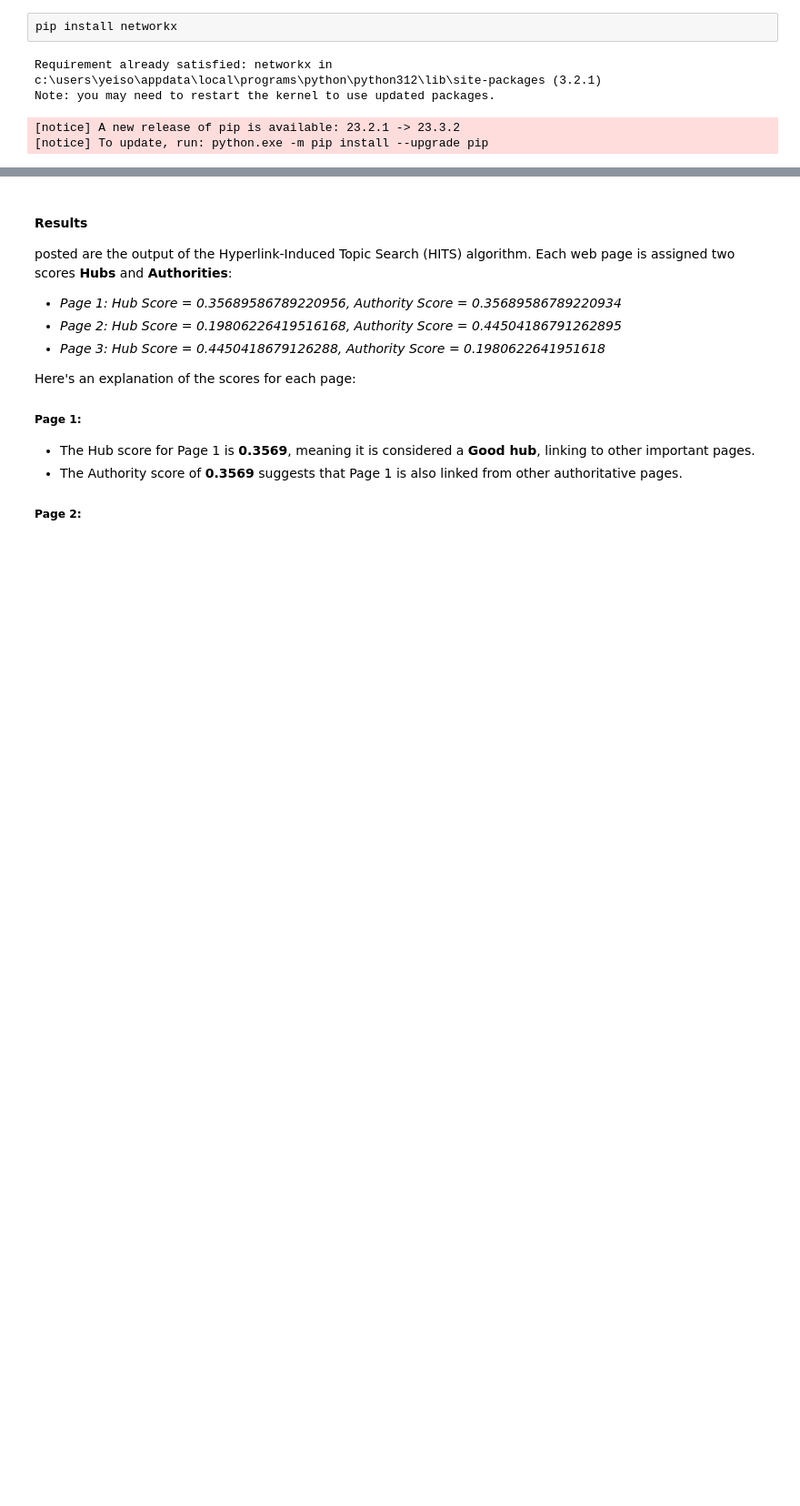
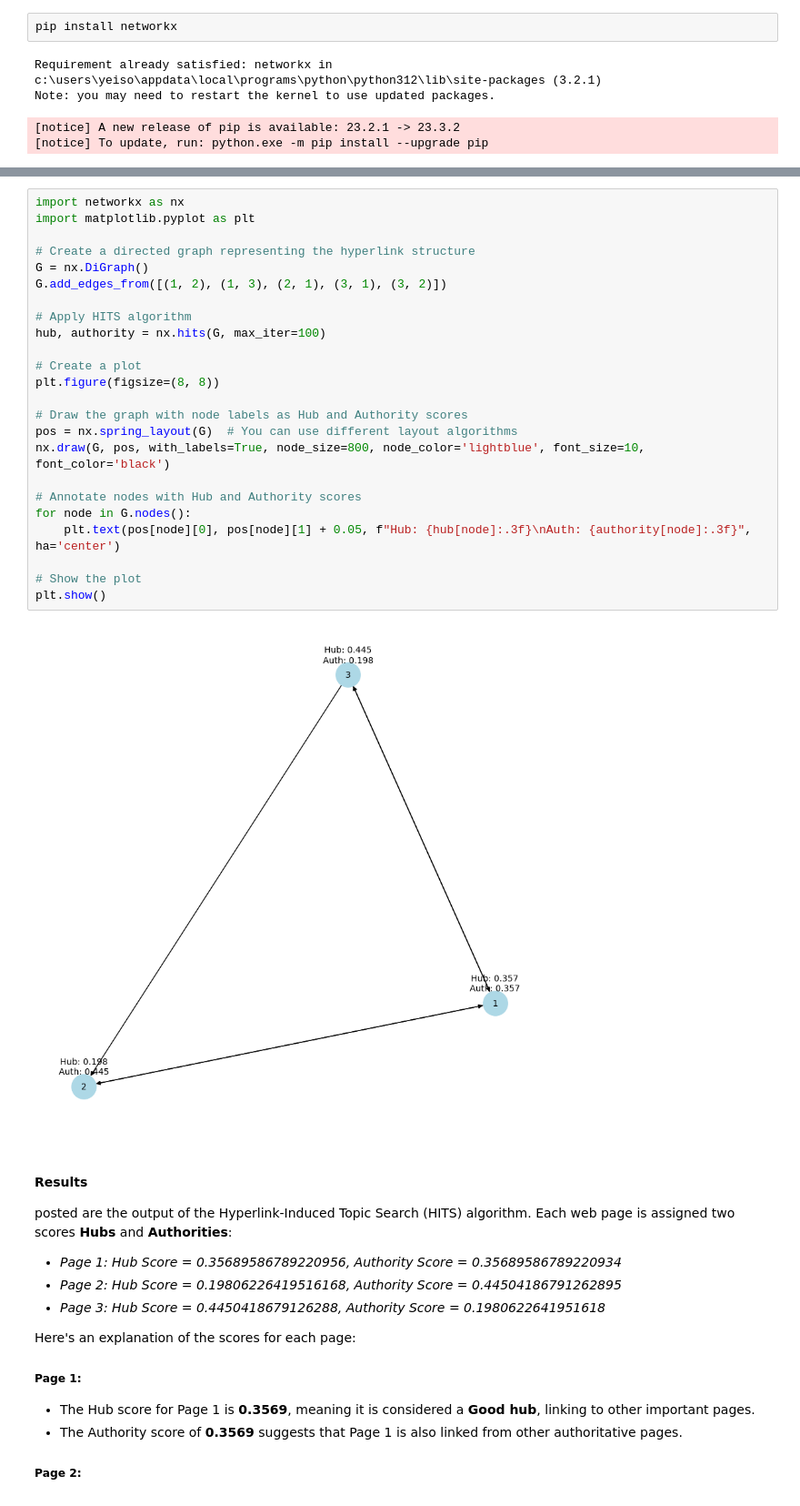
Before and after one commit to yeisonmontoya1815/Special-Topics-in-Data-Analytics, a Jupyter notebook: Seminar 2 - HITS Algorithm.ipynb, the cells around one changed output, grey strips where cells are left out. Shown at 91% size. Cells and saved outputs as stored; diff of their text form; blank space fills up the shorter version.

```diff
--- a/Seminar 2 - HITS Algorithm.ipynb
+++ b/Seminar 2 - HITS Algorithm.ipynb
@@ -42,3 +42,29 @@ Page 3: Hub Score = 0.44504186791262884, Authority Score = 0.19806226419516174
+# %%
+import networkx as nx
+import matplotlib.pyplot as plt
+
+# Create a directed graph representing the hyperlink structure
+G = nx.DiGraph()
+G.add_edges_from([(1, 2), (1, 3), (2, 1), (3, 1), (3, 2)])
+
+# Apply HITS algorithm
+hub, authority = nx.hits(G, max_iter=100)
+
+# Create a plot
+plt.figure(figsize=(8, 8))
+
+# Draw the graph with node labels as Hub and Authority scores
+pos = nx.spring_layout(G)  # You can use different layout algorithms
+nx.draw(G, pos, with_labels=True, node_size=800, node_color='lightblue', font_size=10, font_color='black')
+
+# Annotate nodes with Hub and Authority scores
+for node in G.nodes():
+    plt.text(pos[node][0], pos[node][1] + 0.05, f"Hub: {hub[node]:.3f}\nAuth: {authority[node]:.3f}", ha='center')
+
+# Show the plot
+plt.show()
+# %% [output]
+[figure, added]
 # %% [markdown]
 #### Results
 posted are the output of the Hyperlink-Induced Topic Search (HITS) algorithm.
```
Also changed, not shown: parts of 2 cells of this notebook.
